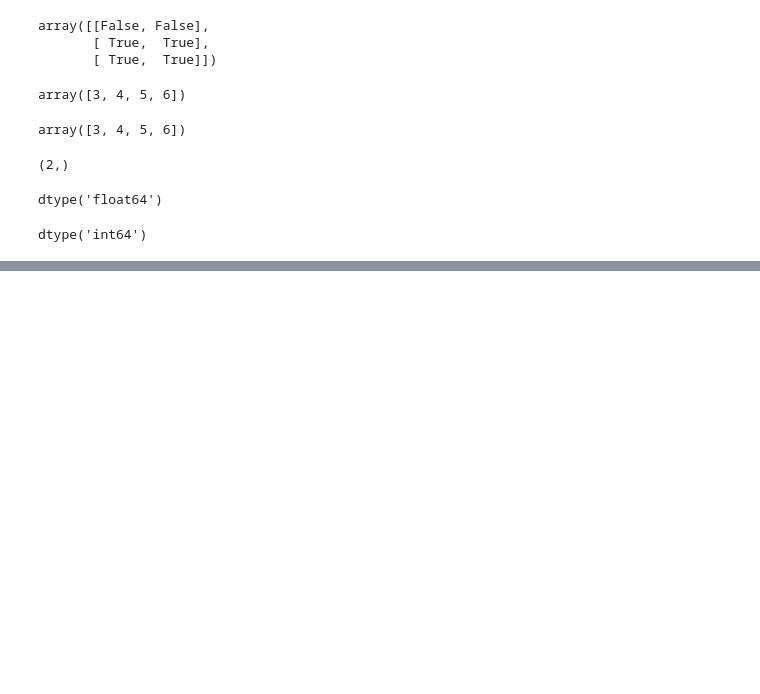
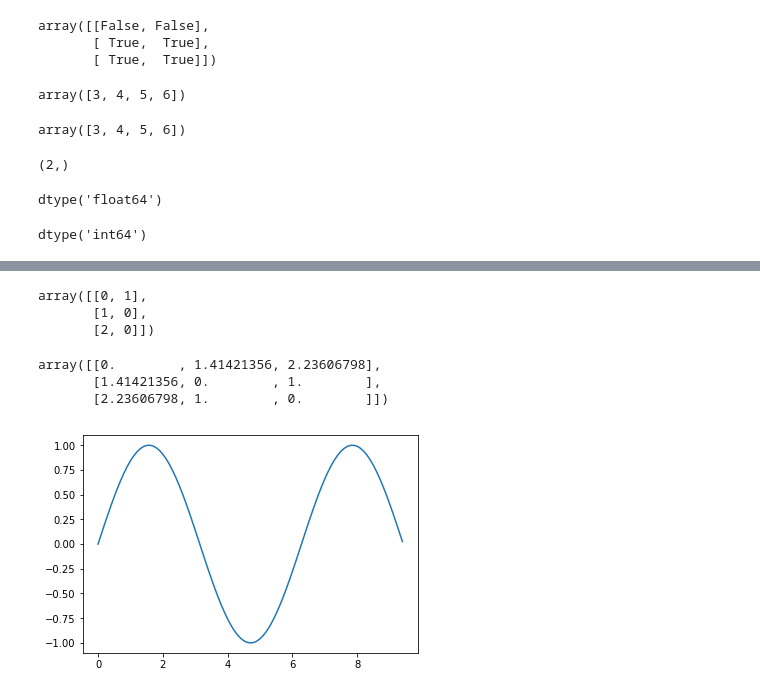
Before and after one commit to ftconan/numpy_tutorial, a Jupyter notebook: python_numpy.ipynb, the cells around one changed output, grey strips where cells are left out. Saved outputs shown, nothing was run; the diff lists cells and outputs as text; code cells hidden in the pictures; blank space fills up the shorter version.

Commit message:
python_numpy finish

```diff
--- a/python_numpy.ipynb
+++ b/python_numpy.ipynb
@@ -537,0 +736,30 @@ dtype('int64')
+# %%
+# SciPy
+from scipy.spatial.distance import pdist, squareform
+x = np.array([[0,1],
+              [1,0],
+              [2,0]])
+x
+# %% [output]
+array([[0, 1],
+       [1, 0],
+       [2, 0]])
+# %%
+d = squareform(pdist(x, 'euclidean'))
+d
+# %% [output]
+array([[0.        , 1.41421356, 2.23606798],
+       [1.41421356, 0.        , 1.        ],
+       [2.23606798, 1.        , 0.        ]])
+# %%
+# Matplotlib
+import numpy as np
+import matplotlib.pyplot as plt
+
+x = np.arange(0, 3 * np.pi, 0.1)
+y = np.sin(x)
+
+plt.plot(x, y)
+plt.show()
+# %% [output]
+[figure, added]
```
Also changed, not shown: parts of 38 cells of this notebook, 3 other files.
